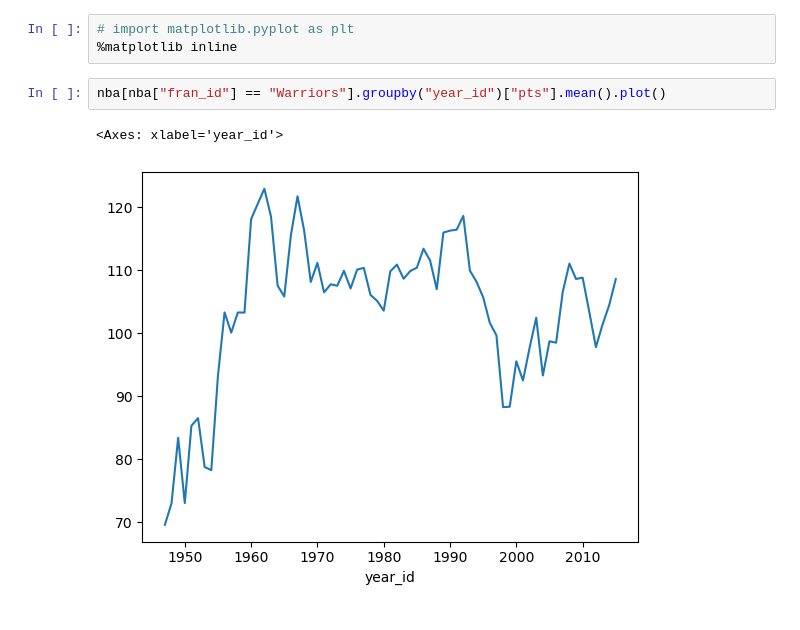
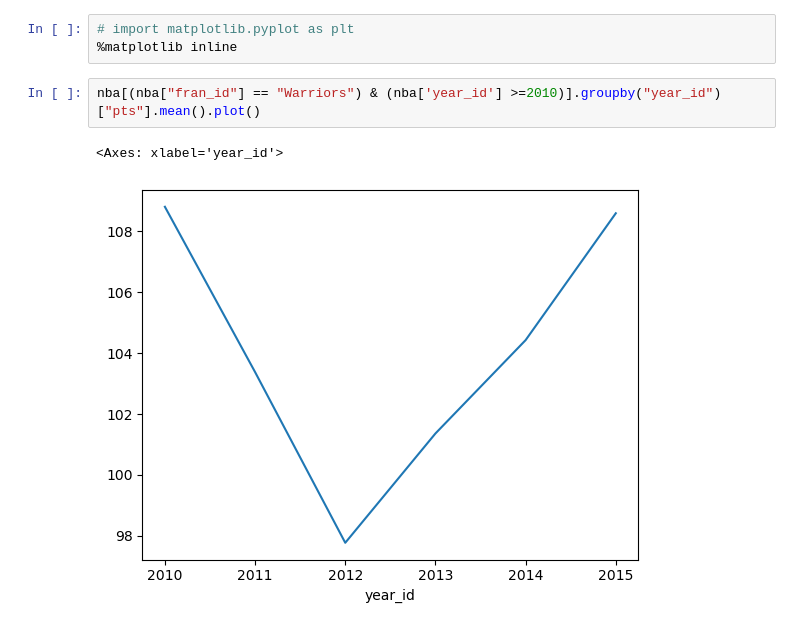
Before and after one commit to yjhouma/hacktiv8Python, a Jupyter notebook: pertemuan5.ipynb, the cells around one changed output. Saved outputs shown, nothing was run; the diff lists cells and outputs as text.

```diff
--- a/pertemuan5.ipynb
+++ b/pertemuan5.ipynb
@@ -1097,7 +1097,7 @@ cities.merge(right=countries, left_on="country", right_index=True, how="left")
 # import matplotlib.pyplot as plt
 %matplotlib inline
 # %%
-nba[nba["fran_id"] == "Warriors"].groupby("year_id")["pts"].mean().plot()
+nba[(nba["fran_id"] == "Warriors") & (nba['year_id'] >=2010)].groupby("year_id")["pts"].mean().plot()
 # %% [output]
 <Axes: xlabel='year_id'>
-[figure, old version]
+[figure, new version]
```
Also changed, not shown: 20 other files.
